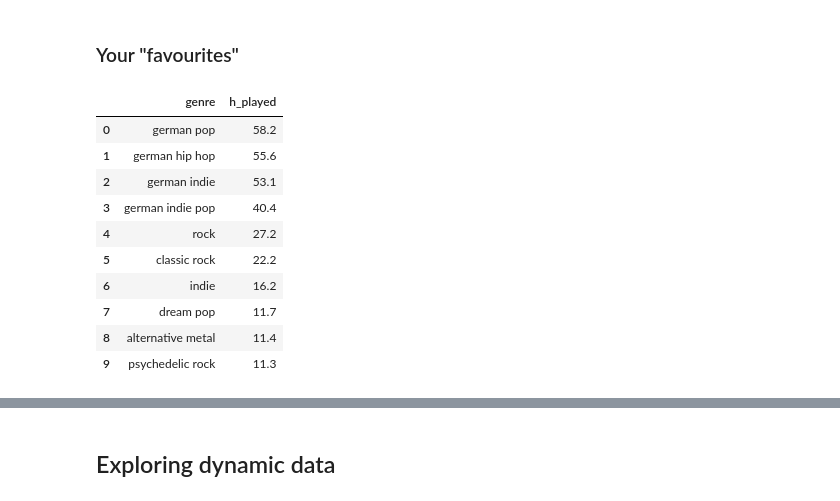
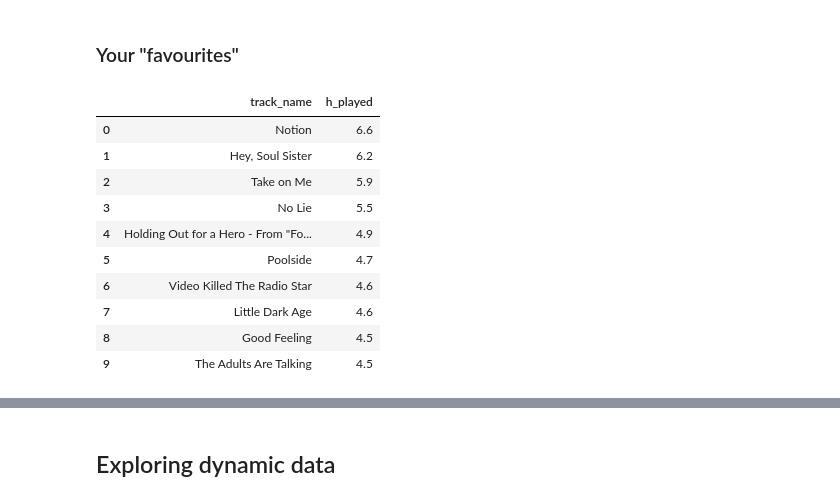
Before and after one commit to Innisvysom2/betterWrapped, a Jupyter notebook: betterWrapped.ipynb, the cells around one changed output, grey strips where cells are left out. Cells and saved outputs as stored; diff of their text form; code cells hidden in the pictures.

```diff
--- a/betterWrapped.ipynb
+++ b/betterWrapped.ipynb
@@ -186,10 +187,12 @@ You listened to Spotify for 2567 hours (106 days)
 # %% [markdown]
 ### Your "favourites"
 # %%
-def get_top_data_raw(attribute, sorting_value, top_count, start = df["ts"].min(), end = df["ts"].max()):
+def get_top_data_raw(attribute, sorting_value, top_count, start, end):
+    if start == "first": start = df["ts"].min()
+    if end == "last": end = df["ts"].max()
     if sorting_value == "track_count":
         if attribute == "genre":
-            return df[(df["ts"] > start) & (df["ts"] < end)][attribute].str.split(", ").explode().value_counts()[:top_count].reset_index()
+            return (df[(df["ts"] > start) & (df["ts"] < end)][attribute].str.split(", ").explode().value_counts()[:top_count].reset_index())
         else:
             return df[(df["ts"] > start) & (df["ts"] < end)][attribute].value_counts()[:top_count].reset_index()
     elif sorting_value == "listening_time":
@@ -197,20 +200,23 @@ def get_top_data_raw(attribute, sorting_value, top_count, start = df["ts"].min()
             return df[(df["ts"] > start) & (df["ts"] < end)][[attribute, "h_played"]].assign(genre=df[attribute].str.split(", ")).explode(attribute).groupby(attribute)["h_played"].sum().sort_values(ascending=False)[:top_count].reset_index().round(1)
         else:
             return df[(df["ts"] > start) & (df["ts"] < end)][[attribute, "h_played"]].groupby(attribute).sum().sort_values("h_played", ascending=False)[:top_count].reset_index().round(1)
+# %%
+attribute = "track_name" #artist_name, track_name, genre, album_name, country_name, region_name, city_name or platform
+top_count = 10 #the top n will be returned
+sorting_value = "listening_time" #track_count or listening_time
+start = "first" #start="year-month-day" or "first"
+end = "last" #end="year-month-day" or "last"
 # %%
-attribute = "genre" #artist_name, track_name, genre, album_name, country_name, region_name, city_name or platform
-top_count = 10
-sorting_value = "listening_time" #track_count or listening_time
-get_top_data_raw(attribute, sorting_value, top_count, start="2025") #start="year-month-day", end="year-month-day"
+get_top_data_raw(attribute, sorting_value, top_count, start, end)
 # %% [output]
-|  | genre | h_played |
-| 0 | german pop | 58.2 |
-| 1 | german hip hop | 55.6 |
-| 2 | german indie | 53.1 |
-| 3 | german indie pop | 40.4 |
-| 4 | rock | 27.2 |
-| 5 | classic rock | 22.2 |
-| 6 | indie | 16.2 |
-| 7 | dream pop | 11.7 |
-| 8 | alternative metal | 11.4 |
-| 9 | psychedelic rock | 11.3 |
+|  | track_name | h_played |
+| 0 | Notion | 6.6 |
+| 1 | Hey, Soul Sister | 6.2 |
+| 2 | Take on Me | 5.9 |
+| 3 | No Lie | 5.5 |
+| 4 | Holding Out for a Hero - From "Fo... | 4.9 |
+| 5 | Poolside | 4.7 |
+| 6 | Video Killed The Radio Star | 4.6 |
+| 7 | Little Dark Age | 4.6 |
+| 8 | Good Feeling | 4.5 |
+| 9 | The Adults Are Talking | 4.5 |
```
Also changed, not shown: parts of 6 cells of this notebook.
